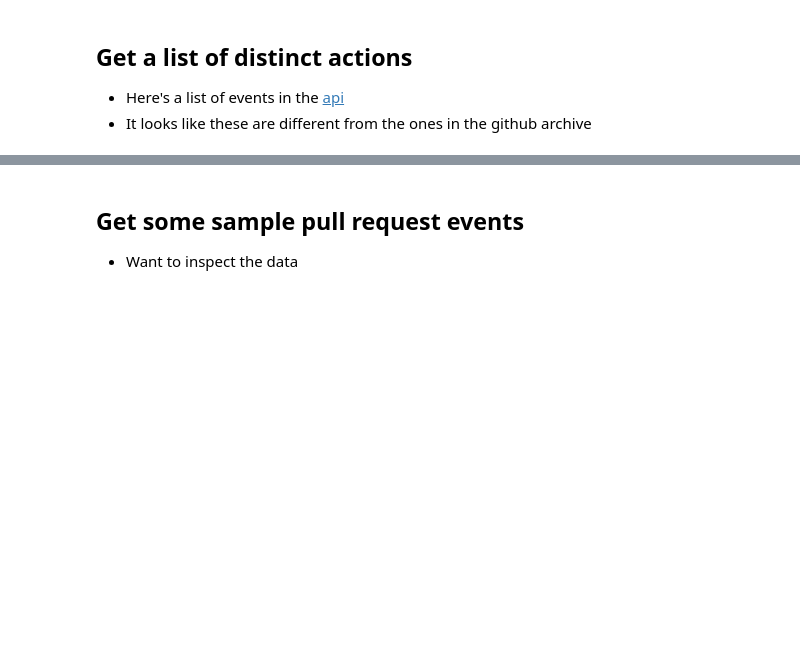
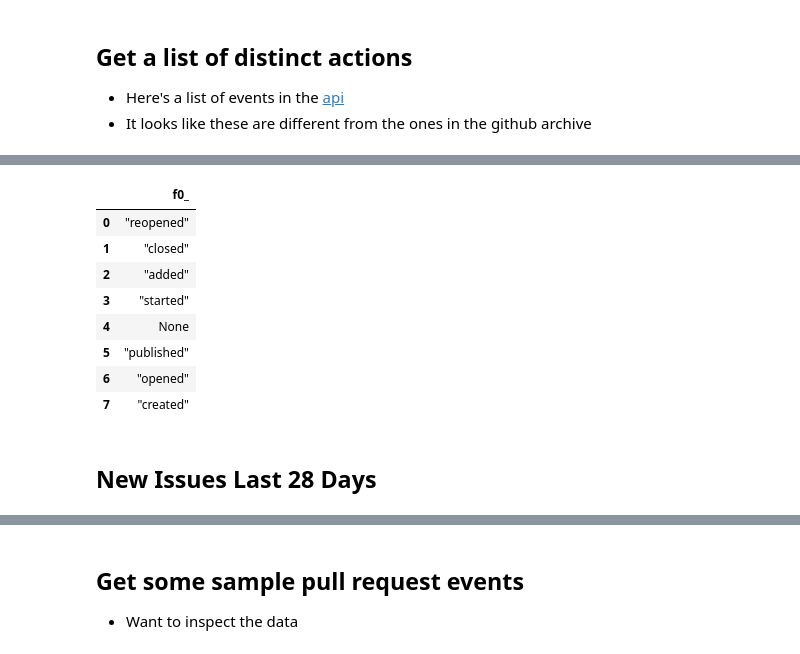
Before and after one commit to kubeflow/community, a Jupyter notebook: scripts/github_stats.ipynb, the cells around one changed output, grey strips where cells are left out. Drawn from its saved outputs; the diff is of its cells as text; code cells hidden in the pictures; blank space fills up the shorter version.

```diff
--- a/scripts/github_stats.ipynb
+++ b/scripts/github_stats.ipynb
@@ -204,0 +201,14 @@ actions=gbq.read_gbq(str(query), dialect='standard', project_id=PROJECT)
+# %%
+actions
+# %% [output]
+|  | f0_ |
+| 0 | "reopened" |
+| 1 | "closed" |
+| 2 | "added" |
+| 3 | "started" |
+| 4 | None |
+| 5 | "published" |
+| 6 | "opened" |
+| 7 | "created" |
+# %% [markdown]
+## New Issues Last 28 Days
```
Also changed, not shown: parts of 16 cells of this notebook, 1 other file.
